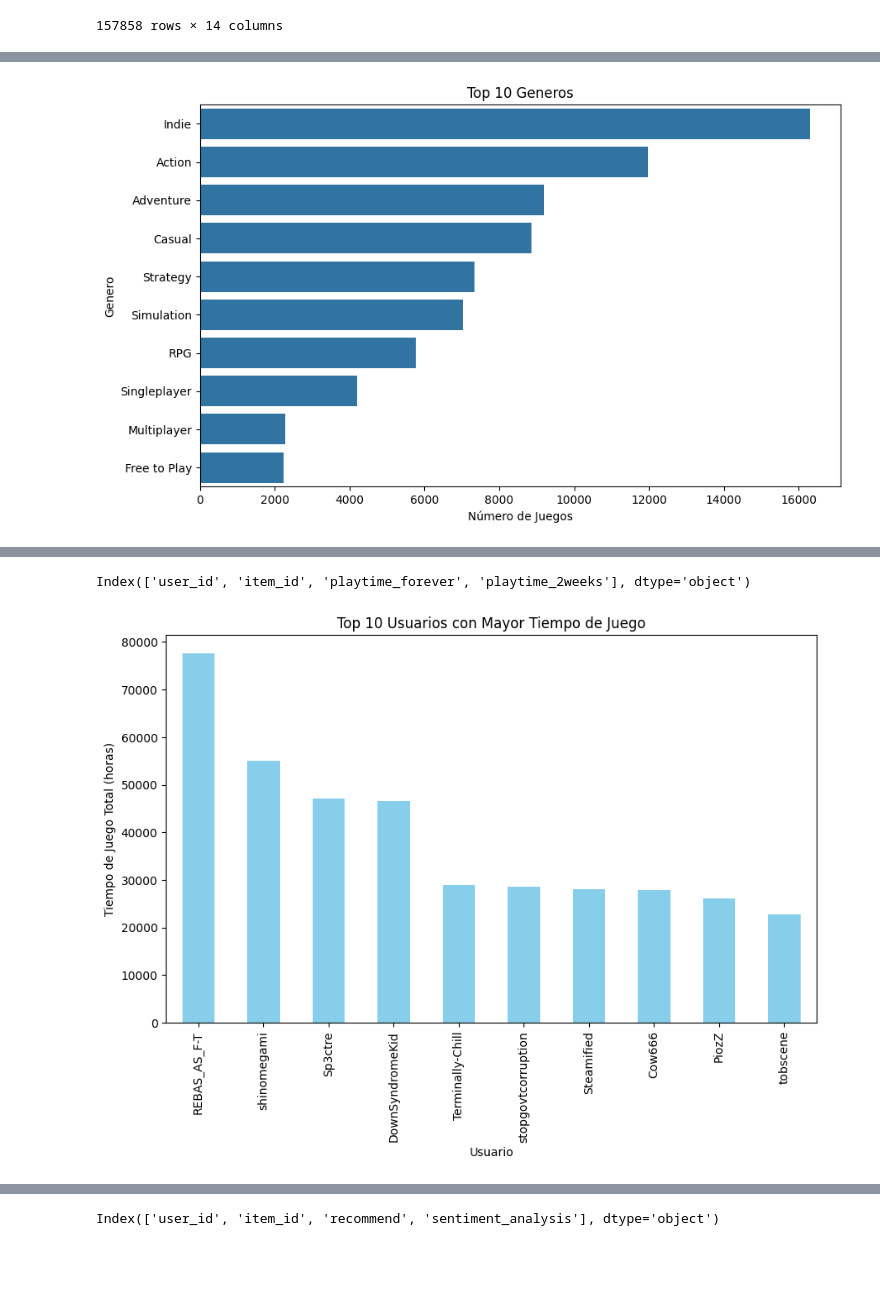
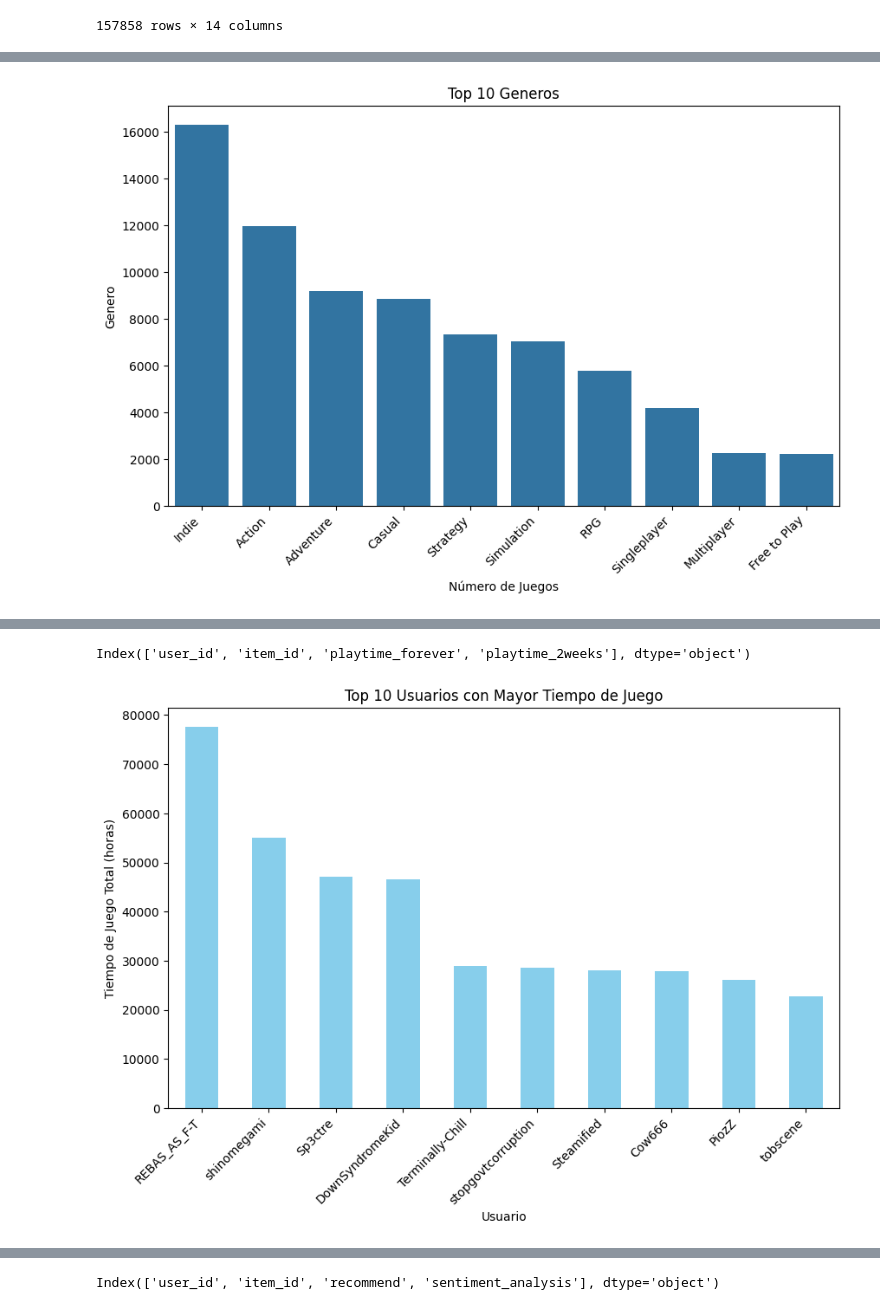
Before and after one commit to MarceloOrtizz/Proyecto_MLOps_Steam, a Jupyter notebook: etl_eda/EDA.ipynb, the cells around one changed output, grey strips where cells are left out. Saved outputs shown, nothing was run; the diff lists cells and outputs as text; code cells hidden in the pictures; blank space fills up the shorter version.

```diff
--- a/etl_eda/EDA.ipynb
+++ b/etl_eda/EDA.ipynb
@@ -291,16 +291,17 @@ plt.show()
 # %%
 
 top_generos = steam_games['genres'].value_counts().head(10)
 
 # Crea un gráfico de barras horizontal para los 10 principales generos
 plt.figure(figsize=(10, 6))
-sns.barplot(x=top_generos, y=top_generos.index)
+sns.barplot(x=top_generos.index, y=top_generos)
 plt.title('Top 10 Generos')
 plt.xlabel('Número de Juegos')
 plt.ylabel('Genero')
+plt.xticks(rotation=45, ha='right')
 plt.show()
 # %% [output]
-[figure, old version]
+[figure, new version]
 # %%
 steam_games.info()
 # %% [output]
@@ -339,9 +340,10 @@ top_users.plot(kind='bar', color='skyblue')
 plt.title('Top 10 Usuarios con Mayor Tiempo de Juego')
 plt.xlabel('Usuario')
 plt.ylabel('Tiempo de Juego Total (horas)')
+plt.xticks(rotation=45, ha='right')
 plt.show()
 # %% [output]
-[figure, old version]
+[figure, new version]
 # %%
 weeks2 = users_items.groupby('user_id')['playtime_2weeks'].sum()
 
```
Also changed, not shown: parts of 5 cells of this notebook.
